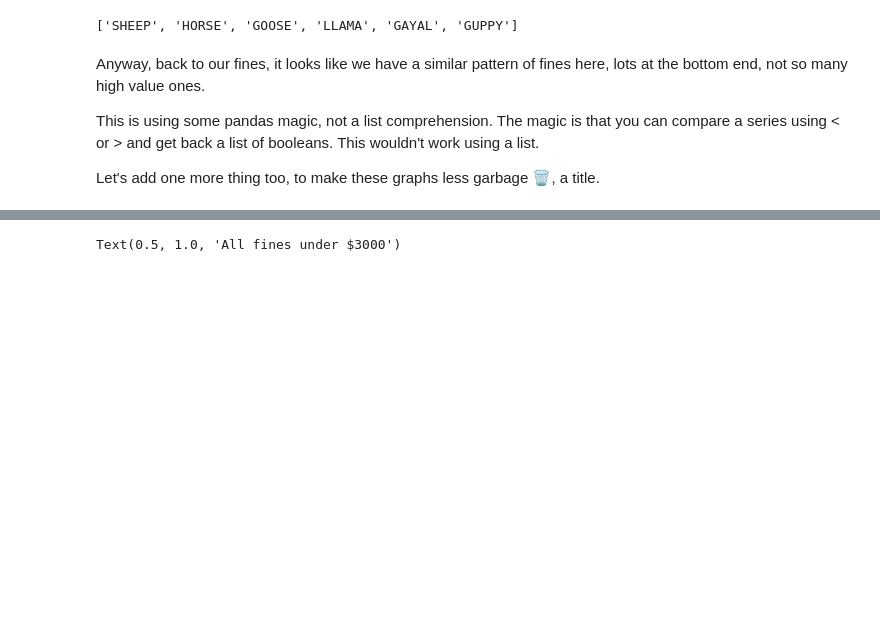
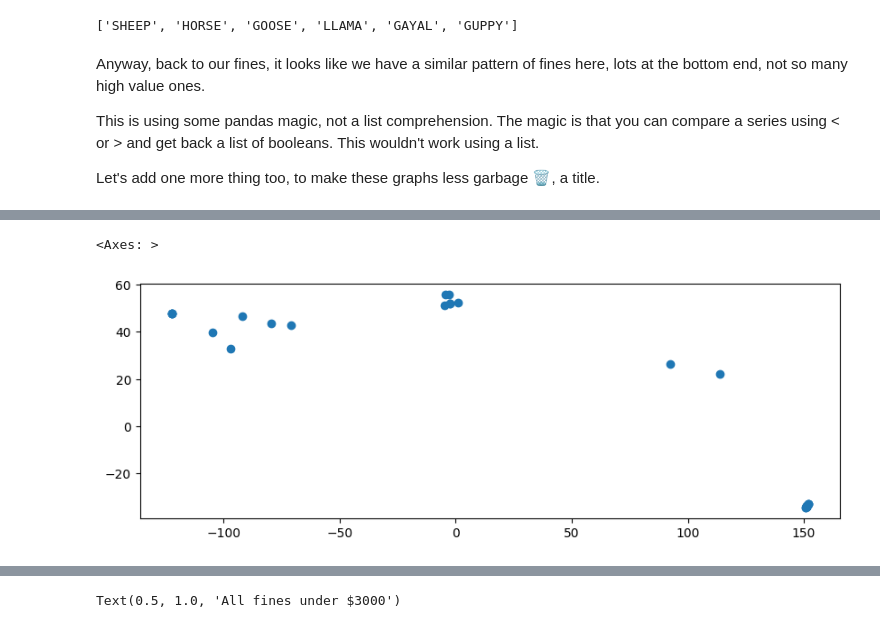
Before and after one commit to MajaTsuchida/Rail_data, a Jupyter notebook: basic_pandas.ipynb, the cells around one changed output, grey strips where cells are left out. Drawn from its saved outputs; the diff is of its cells as text; code cells hidden in the pictures; blank space fills up the shorter version.

```diff
--- a/basic_pandas.ipynb
+++ b/basic_pandas.ipynb
@@ -300,3 +301,6 @@ Anyway, back to our fines, it looks like we have a similar pattern of fines here
 This is using some pandas magic, not a list comprehension. The magic is that you can compare a series using < or > and get back a list of booleans. This wouldn't work using a list.
 
 Let's add one more thing too, to make these graphs less garbage 🗑, a title.
+# %%
+rail_data= pd.read_csv("lightrail-may-2024.csv", parse_dates=["Year_Month"])
+rail_data.sample(5)
@@ -302,0 +314,4 @@ Let's add one more thing too, to make these graphs less garbage 🗑, a title.
+# %%
+rail_stops = rail_data.Location.unique()
+stops_gdf = gpd.GeoDataFrame(rail_stops)
+stops_gdf.columns = ["stop_name"]
@@ -302,0 +336,10 @@ Let's add one more thing too, to make these graphs less garbage 🗑, a title.
+# %%
+geoms = gpd.tools.geocode(stops_gdf.stop_name)
+# %%
+geoms.index = stops_gdf.stop_name
+geoms.to_csv("stop_lookup.csv")
+# %%
+geoms.plot()
+# %% [output]
+<Axes: >
+[figure, added]
```
Also changed, not shown: parts of 5 cells of this notebook, 8 other files.
